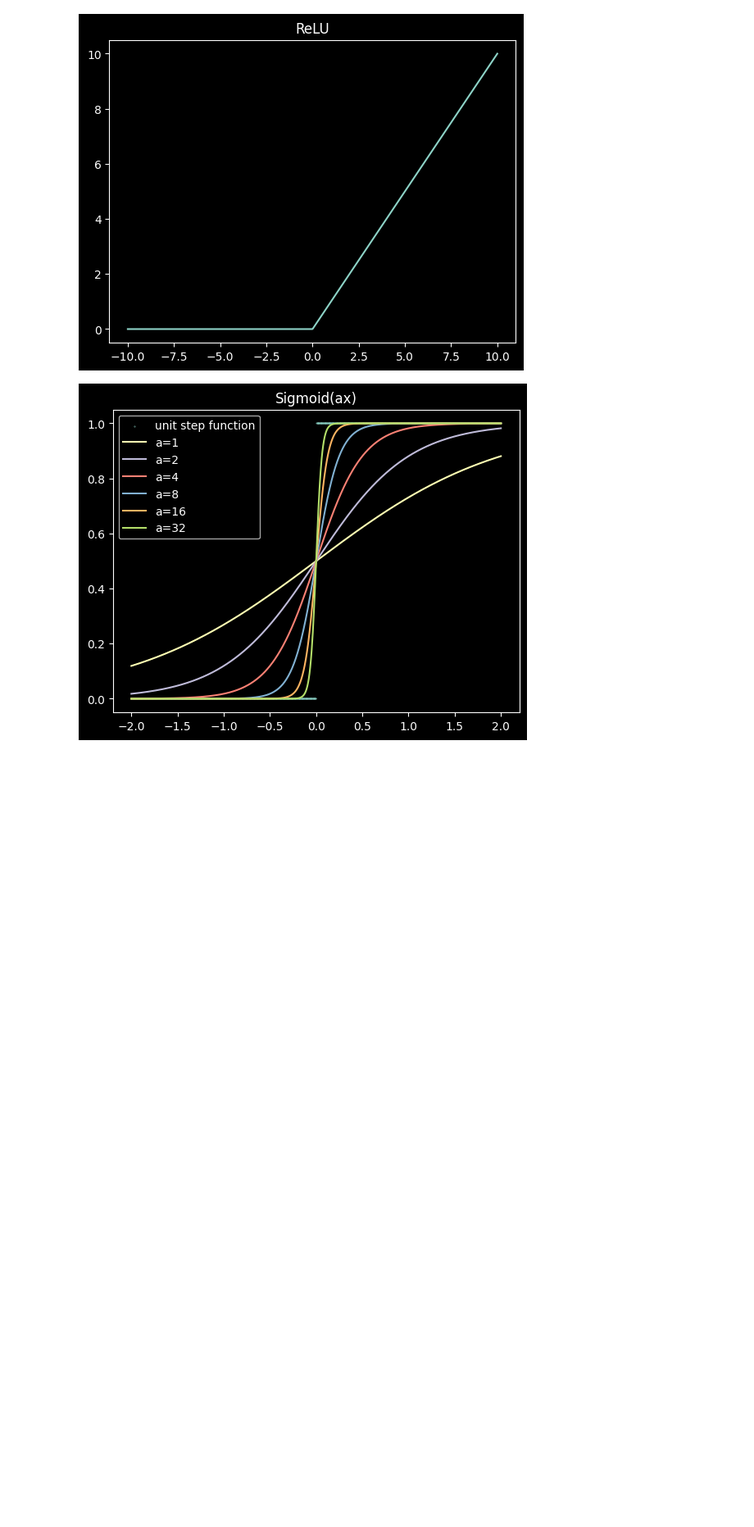
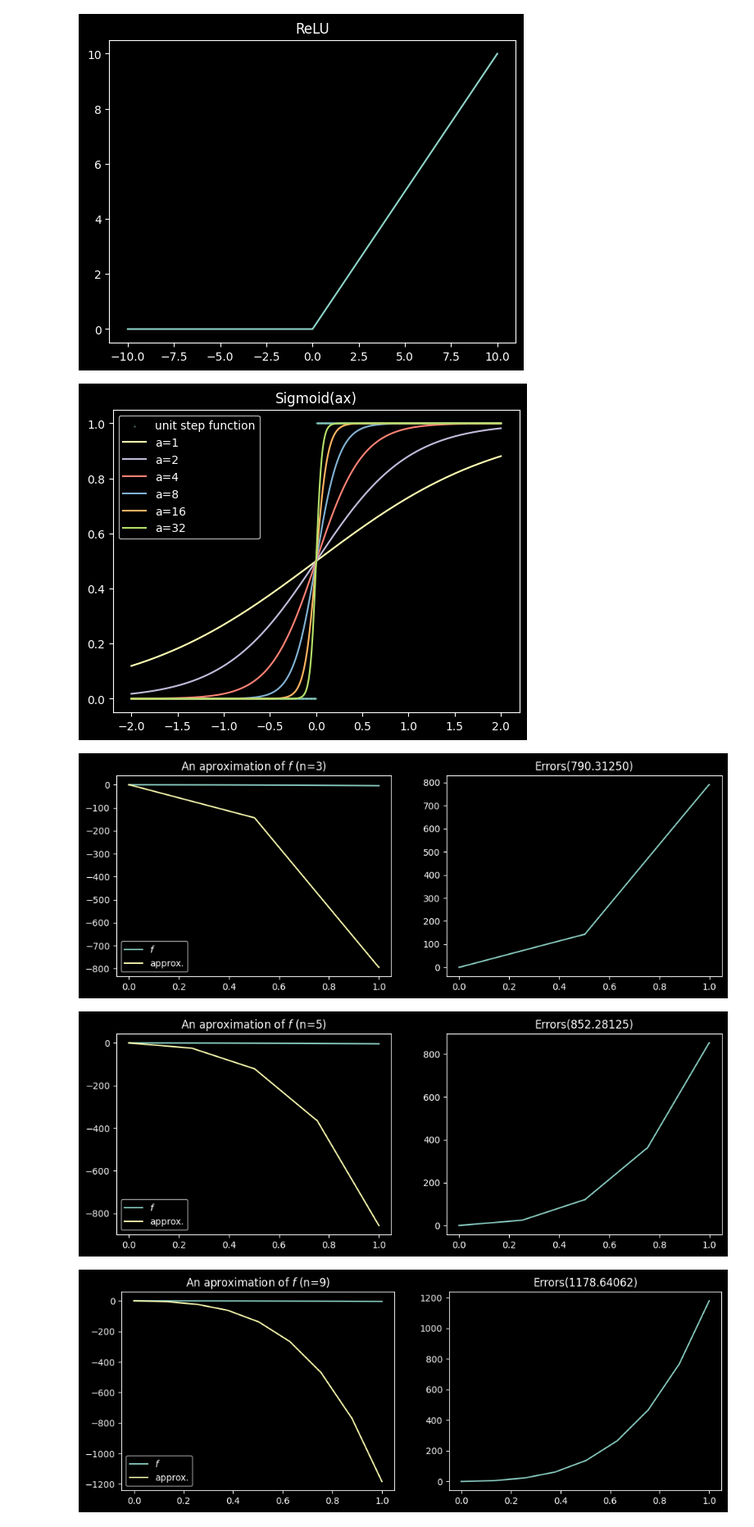
Before and after one commit to Gerie-2017/Lets_connect_the_Dots, a Jupyter notebook: prompt_engineering/ANN.ipynb, the cells around one changed output. Shown at 82% size. Drawn from its saved outputs; the diff is of its cells as text; code cells hidden in the pictures; blank space fills up the shorter version.

```diff
--- a/prompt_engineering/ANN.ipynb
+++ b/prompt_engineering/ANN.ipynb
@@ -155,3 +155,39 @@ plt.legend()
 plt.show()
 # %% [output]
 [figure]
+# %%
+f = lambda x:-1*(x+1)*x*(x+1)
+relu_boxcar = lambda x, a, b: (relu(256*(x-a)-0.5)) - (relu(256*(x-b)+0.5) - relu(256*(x-b)-0.5))
+
+
+domain = np.linspace(0, 1, 10001)
+
+
+for n in [3, 5, 9, 17, 33, 65, 129, 257, 513]:
+  d = np.linspace(0, 1, n)
+  a = d[:-1]
+  b = d[1:]
+  fn = sum([f(b)*relu_boxcar(domain, a, b) for a,b in list(zip(a,b))])
+
+
+  plt.figure(figsize=(12, 4))
+
+
+  plt.subplot(1,2,1)
+  plt.plot(domain, f(domain), label="$f$")
+  plt.plot(domain, fn, label="approx.")
+  plt.title(f"An aproximation of $f$ (n={n})")
+  plt.legend()
+
+
+
+
+  plt.subplot(1,2,2)
+  err=f(domain) - fn
+  plt.plot(domain, err)
+  plt.title(f"Errors({np.abs(err).max():.5f})")
+  plt.show()
+# %% [output]
+[figure, added]
+[figure, added]
+[figure, added]
```
Also changed, not shown: parts of 1 cell of this notebook.
